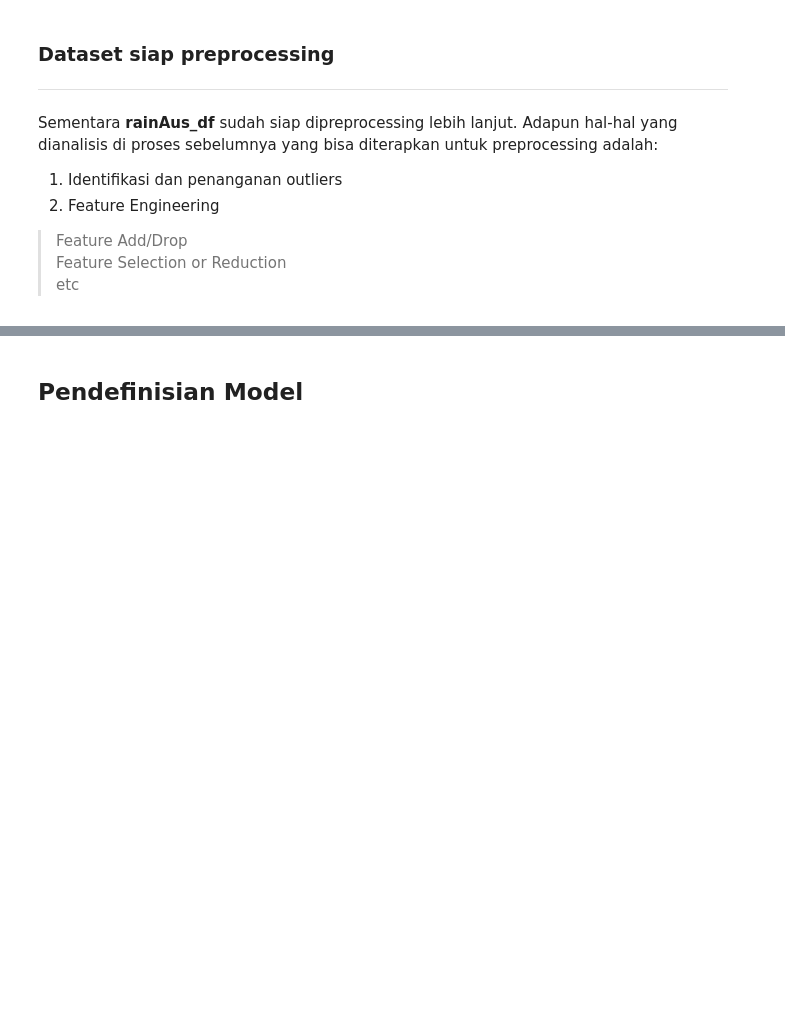
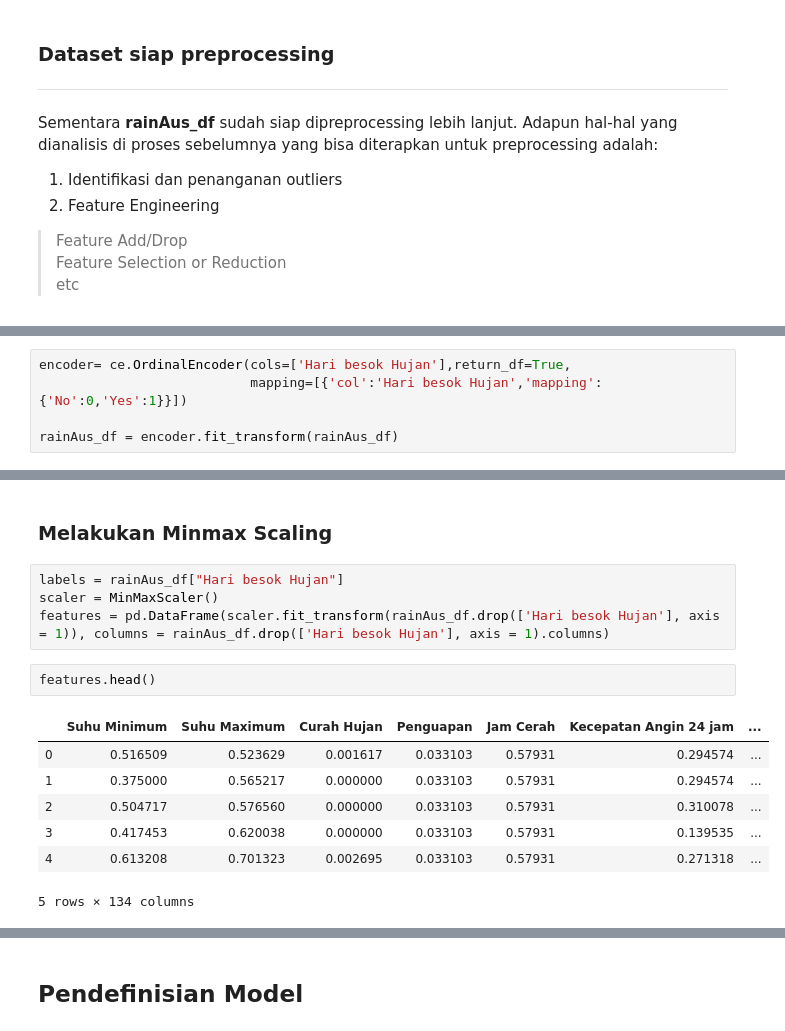
Before and after one commit to satriabimantara/hacktiv8-data-science-final-project, a Jupyter notebook: PYTN_KampusMerdeka_fp2_I MADE SATRIA BIMANTARA_NAUFAL REZKY ANANDA.ipynb, the cells around one changed output, grey strips where cells are left out. Drawn from its saved outputs; the diff is of its cells as text; blank space fills up the shorter version.

```diff
--- a/PYTN_KampusMerdeka_fp2_I MADE SATRIA BIMANTARA_NAUFAL REZKY ANANDA.ipynb
+++ b/PYTN_KampusMerdeka_fp2_I MADE SATRIA BIMANTARA_NAUFAL REZKY ANANDA.ipynb
@@ -815,0 +886,5 @@ rainAus_df
+# %%
+encoder= ce.OrdinalEncoder(cols=['Hari besok Hujan'],return_df=True,
+                           mapping=[{'col':'Hari besok Hujan','mapping':{'No':0,'Yes':1}}])
+
+rainAus_df = encoder.fit_transform(rainAus_df)
@@ -815,0 +932,16 @@ rainAus_df
+# %% [markdown]
+### Melakukan Minmax Scaling
+# %%
+labels = rainAus_df["Hari besok Hujan"]
+scaler = MinMaxScaler()
+features = pd.DataFrame(scaler.fit_transform(rainAus_df.drop(['Hari besok Hujan'], axis = 1)), columns = rainAus_df.drop(['Hari besok Hujan'], axis = 1).columns)
+# %%
+features.head()
+# %% [output]
+|  | Suhu Minimum | Suhu Maximum | Curah Hujan | Penguapan | Jam Cerah | Kecepatan Angin 24 jam | ... |
+| 0 | 0.516509 | 0.523629 | 0.001617 | 0.033103 | 0.57931 | 0.294574 | ... |
+| 1 | 0.375000 | 0.565217 | 0.000000 | 0.033103 | 0.57931 | 0.294574 | ... |
+| 2 | 0.504717 | 0.576560 | 0.000000 | 0.033103 | 0.57931 | 0.310078 | ... |
+| 3 | 0.417453 | 0.620038 | 0.000000 | 0.033103 | 0.57931 | 0.139535 | ... |
+| 4 | 0.613208 | 0.701323 | 0.002695 | 0.033103 | 0.57931 | 0.271318 | ... |
+5 rows × 134 columns
```
Also changed, not shown: parts of 32 cells of this notebook.
